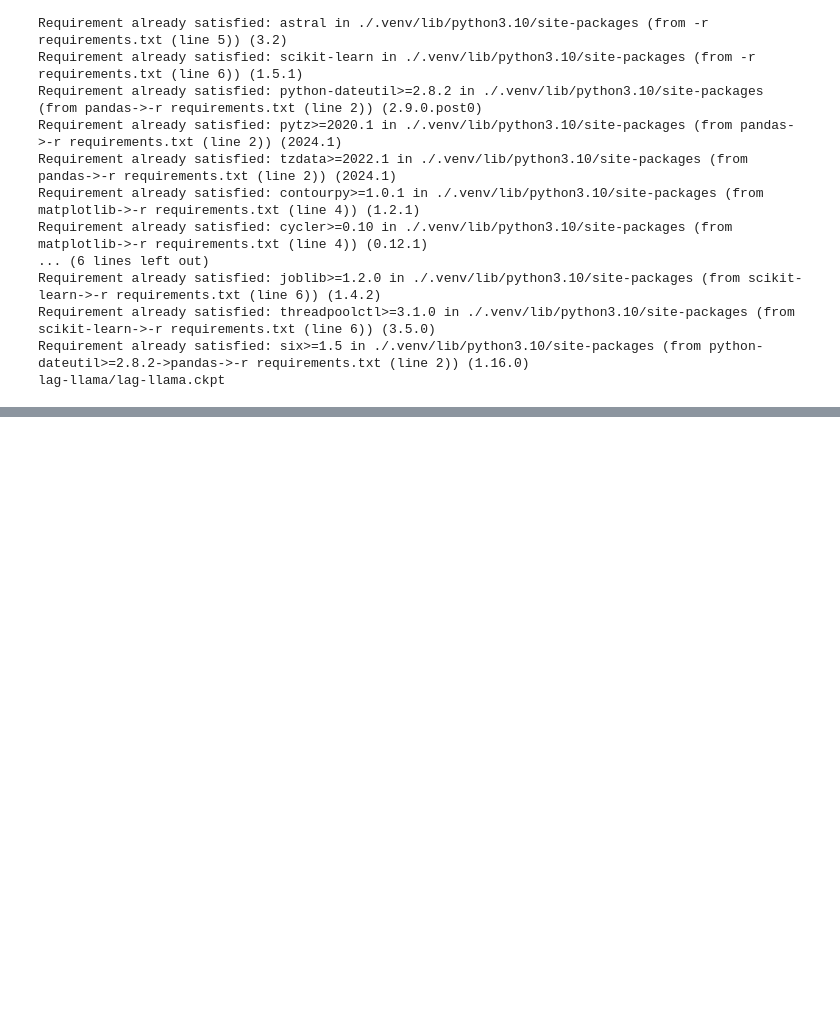
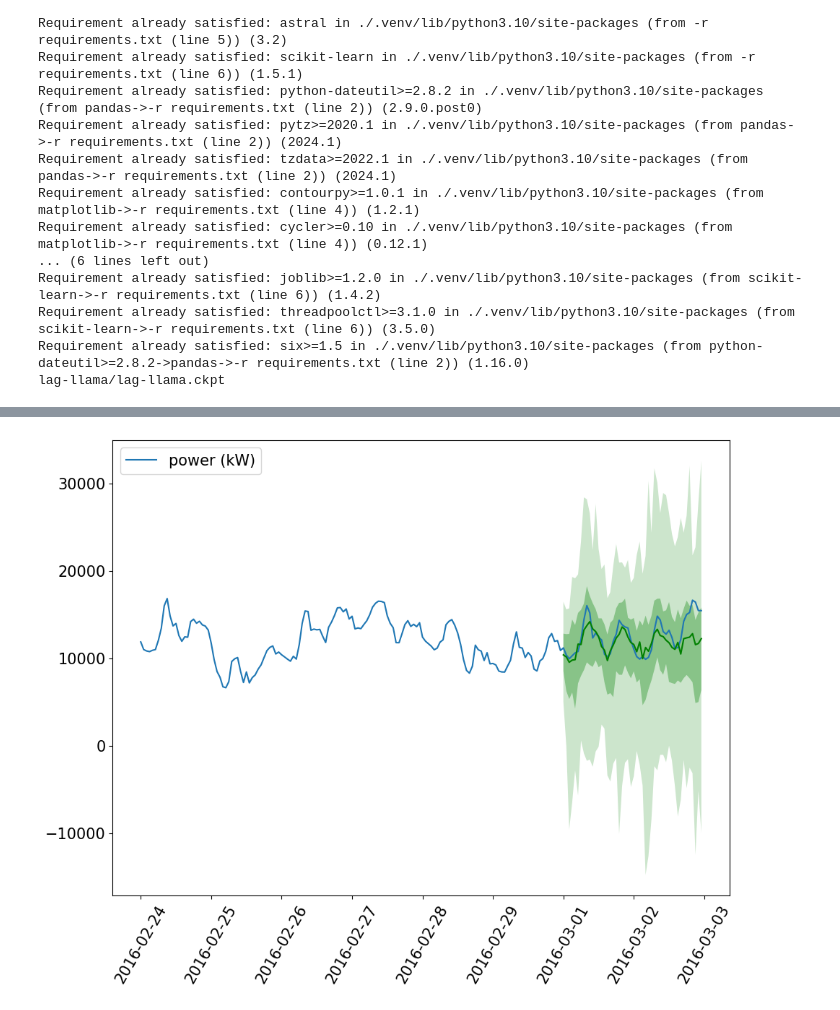
Before and after one commit to Dosclic98/PowerForecastLLM, a Jupyter notebook: LagLlama-ZeroShot.ipynb, the cells around one changed output, grey strips where cells are left out. Drawn from its saved outputs; the diff is of its cells as text; code cells hidden in the pictures; blank space fills up the shorter version.

Commit message:
First tests of Lag-llama zero-shot performances

```diff
--- a/LagLlama-ZeroShot.ipynb
+++ b/LagLlama-ZeroShot.ipynb
@@ -15,2 +16,3 @@ path =  "./data"
 # %%
-df = pd.read_csv(f"{path}/train.csv", parse_dates=["date"])
+df = pd.read_csv(f"{path}/train.csv", parse_dates=["date"], index_col="date")
+df
@@ -65,0 +123,35 @@ ModuleNotFoundError: No module named 'lag_llama'
+# %%
+# Set numerical columns as float32
+for col in df.columns:
+    # Check if column is not of string type
+    if df[col].dtype != 'object' and pd.api.types.is_string_dtype(df[col]) == False:
+        df[col] = df[col].astype('float32')
+
+# Create Pandas
+dataset = PandasDataset(df, target="power")
+
+backtest_dataset = dataset
+prediction_length = 48  # Define your prediction length. We use 24 here since the data is of hourly frequency
+num_samples = 100 # number of samples sampled from the probability distribution for each timestep
+context_length = 480
+ropeScaling = False
+device = torch.device("cuda:0") # You can switch this to CPU or other GPUs if you'd like, depending on your environment
+# %%
+forecasts, tss = get_lag_llama_predictions(backtest_dataset, prediction_length, device, context_length=context_length, num_samples=num_samples, use_rope_scaling=ropeScaling)
+# %%
+fig = plt.figure(figsize=(10, 8))
+date_formater = mdates.DateFormatter('%b, %d')
+plt.rcParams.update({'font.size': 15})
+
+# Iterate through the first 9 series, and plot the predicted samples
+for idx, (forecast, ts) in islice(enumerate(zip(forecasts, tss)), 9):
+
+    plt.plot(ts[-4 * prediction_length:].to_timestamp(), label="power (kW)", )
+    forecast.plot( color='g')
+    plt.xticks(rotation=60)
+
+plt.gcf().tight_layout()
+plt.legend()
+plt.show()
+# %% [output]
+[figure, added]
```
Also changed, not shown: parts of 4 cells of this notebook, 1 other file.
